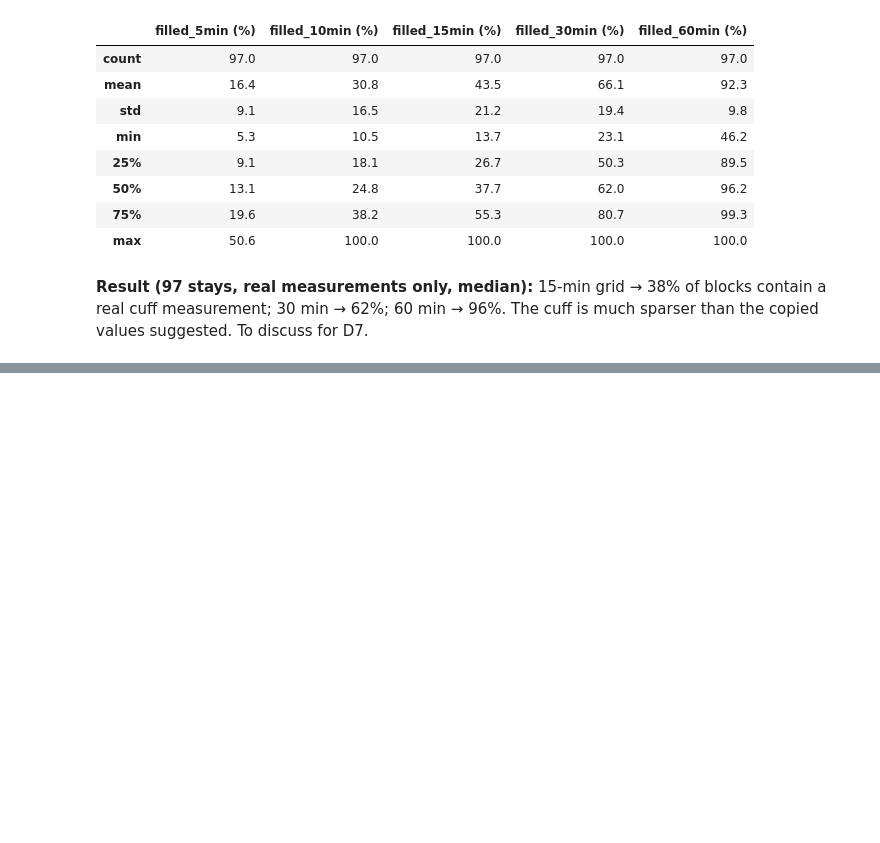
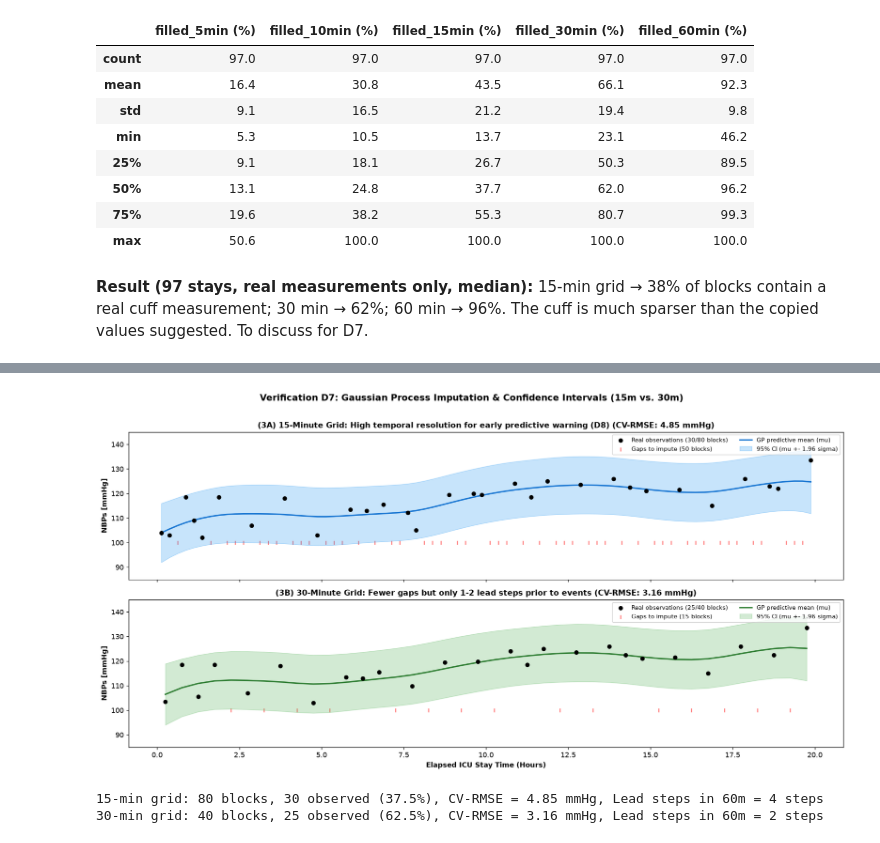
Before and after one commit to catalinabatalla/Final-project-AI-industry, a Jupyter notebook: notebooks/00_patient_selection.ipynb, the cells around one changed output, grey strips where cells are left out. Cells and saved outputs as stored; diff of their text form; code cells hidden in the pictures; blank space fills up the shorter version.

```diff
--- a/notebooks/00_patient_selection.ipynb
+++ b/notebooks/00_patient_selection.ipynb
@@ -398,0 +626,73 @@ grid_check.describe().round(1)
+# %%
+from sklearn.gaussian_process import GaussianProcessRegressor
+from sklearn.gaussian_process.kernels import ConstantKernel as C, WhiteKernel, Matern
+
+# Load patient p10019003
+f_rep = os.path.join(DATA_DIR, "p10019003_87033314n.csv.gz")
+df_rep = pd.read_csv(f_rep, usecols=["time", "NBPs [mmHg]", "NBPd [mmHg]"])
+cuff_rep = df_rep.dropna(subset=["NBPs [mmHg]"]).sort_values("time")
+vals_rep = cuff_rep[["NBPs [mmHg]", "NBPd [mmHg]"]].fillna(-1)
+changed_rep = vals_rep.ne(vals_rep.shift()).any(axis=1)
+real_rep = cuff_rep.loc[changed_rep].copy()
+real_rep["hours"] = (real_rep["time"] - df_rep["time"].min()) / TICKS_PER_SECOND / 3600
+real_rep = real_rep[real_rep["hours"] <= 20.0].copy()
+
+fig, (ax1, ax2) = plt.subplots(2, 1, figsize=(15, 7.5), sharex=True)
+
+def fit_and_plot_gp(ax, grid_min, title_str, color_line, color_fill):
+    bins = np.arange(0, 20.0 + grid_min/60.0, grid_min/60.0)
+    real_rep["bin"] = np.digitize(real_rep["hours"], bins) - 1
+    agg = real_rep.groupby("bin")["NBPs [mmHg]"].mean().reset_index()
+
+    grid_centers = (bins[:-1] + bins[1:]) / 2
+    grid_df = pd.DataFrame({"bin": range(len(bins)-1), "t_h": grid_centers})
+    merged = pd.merge(grid_df, agg, on="bin", how="left")
+
+    obs = merged.dropna(subset=["NBPs [mmHg]"])
+    X_train = obs["t_h"].values.reshape(-1, 1)
+    y_train = obs["NBPs [mmHg]"].values
+    X_all = merged["t_h"].values.reshape(-1, 1)
+
+    kernel = C(50.0, (1.0, 500.0)) * Matern(length_scale=2.5, length_scale_bounds=(0.8, 8.0), nu=1.5) + WhiteKernel(noise_level=16.0, noise_level_bounds=(1.0, 64.0))
+    gp = GaussianProcessRegressor(kernel=kernel, n_restarts_optimizer=3, random_state=42)
+    gp.fit(X_train, y_train)
+    y_pred, y_std = gp.predict(X_all, return_std=True)
+
+    # 20% validation split RMSE
+    np.random.seed(42)
+    n_obs = len(obs)
+    val_idx = np.random.choice(n_obs, size=max(1, int(0.2 * n_obs)), replace=False)
+    t_mask = np.ones(n_obs, dtype=bool)
+    t_mask[val_idx] = False
+    gp_val = GaussianProcessRegressor(kernel=kernel, n_restarts_optimizer=2, random_state=42)
+    gp_val.fit(X_train[t_mask], y_train[t_mask])
+    pred_val = gp_val.predict(X_train[val_idx])
+    rmse = np.sqrt(np.mean((pred_val - y_train[val_idx])**2))
+
+    ax.scatter(obs["t_h"], obs["NBPs [mmHg]"], color="black", s=28, zorder=4, label=f"Real observations ({len(obs)}/{len(merged)} blocks)")
+    missing = merged[merged["NBPs [mmHg]"].isna()]
+    ax.scatter(missing["t_h"], [100]*len(missing), marker="|", color="red", s=35, alpha=0.5, label=f"Gaps to impute ({len(missing)} blocks)")
+
+    ax.plot(merged["t_h"], y_pred, color=color_line, linewidth=2, label="GP predictive mean (mu)")
+    ax.fill_between(merged["t_h"], y_pred - 1.96 * y_std, y_pred + 1.96 * y_std, color=color_fill, alpha=0.25, label="95% CI (mu +- 1.96 sigma)")
+
+    ax.set_ylabel("NBPs [mmHg]", fontsize=10, fontweight='bold')
+    ax.set_title(f"{title_str} (CV-RMSE: {rmse:.2f} mmHg)", fontsize=11, fontweight='bold')
+    ax.legend(loc="upper right", fontsize=8.5, ncol=2)
+    ax.set_ylim(85, 145)
+    return len(merged), len(obs), rmse
+
+n_15, obs_15, rmse_15 = fit_and_plot_gp(ax1, 15, "(3A) 15-Minute Grid: High temporal resolution for early predictive warning (D8)", "#1976D2", "#2196F3")
+n_30, obs_30, rmse_30 = fit_and_plot_gp(ax2, 30, "(3B) 30-Minute Grid: Fewer gaps but only 1-2 lead steps prior to events", "#2E7D32", "#4CAF50")
+
+ax2.set_xlabel("Elapsed ICU Stay Time (Hours)", fontsize=10, fontweight='bold')
+plt.suptitle("Verification D7: Gaussian Process Imputation & Confidence Intervals (15m vs. 30m)", fontsize=13, fontweight='bold', y=1.01)
+plt.tight_layout()
+plt.show()
+
+print(f"15-min grid: {n_15} blocks, {obs_15} observed ({100*obs_15/n_15:.1f}%), CV-RMSE = {rmse_15:.2f} mmHg, Lead steps in 60m = 4 steps")
+print(f"30-min grid: {n_30} blocks, {obs_30} observed ({100*obs_30/n_30:.1f}%), CV-RMSE = {rmse_30:.2f} mmHg, Lead steps in 60m = 2 steps")
+# %% [output]
+[figure, added]
+15-min grid: 80 blocks, 30 observed (37.5%), CV-RMSE = 4.85 mmHg, Lead steps in 60m = 4 steps
+30-min grid: 40 blocks, 25 observed (62.5%), CV-RMSE = 3.16 mmHg, Lead steps in 60m = 2 steps
```
Also changed, not shown: parts of 11 cells of this notebook, 5 other files.
